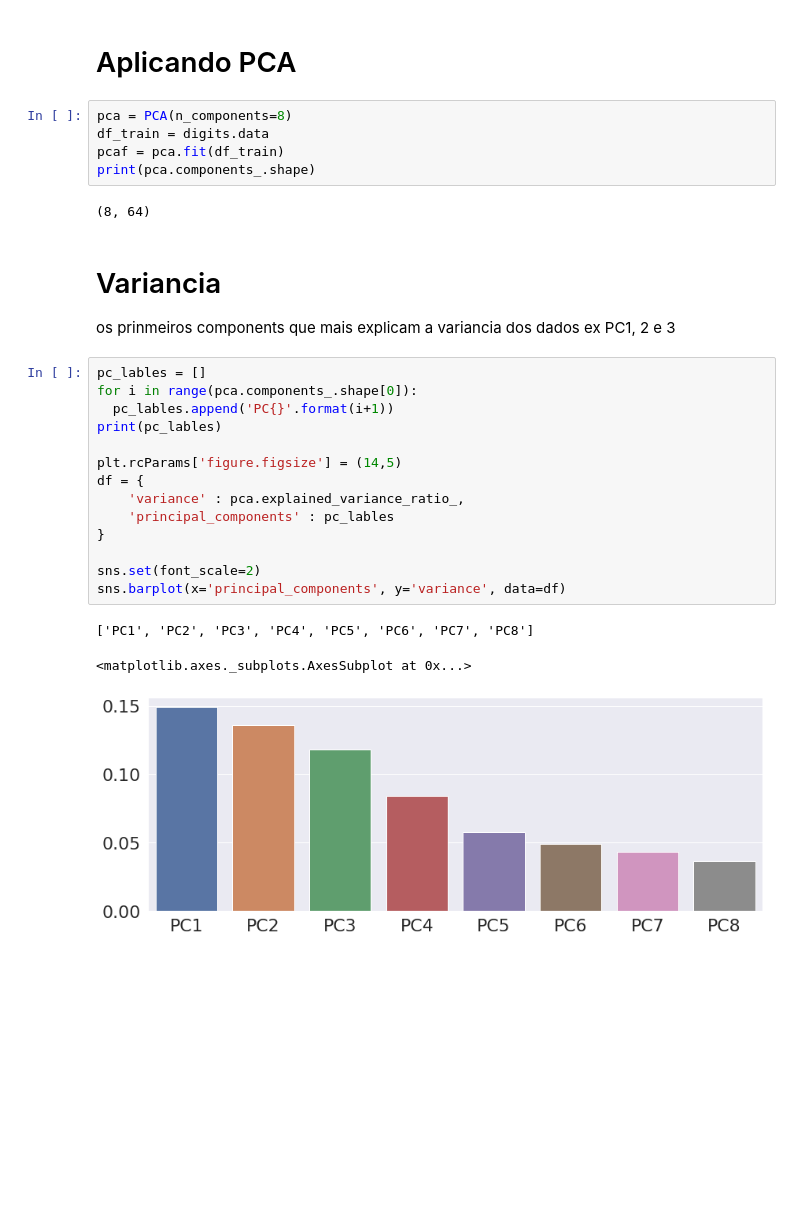
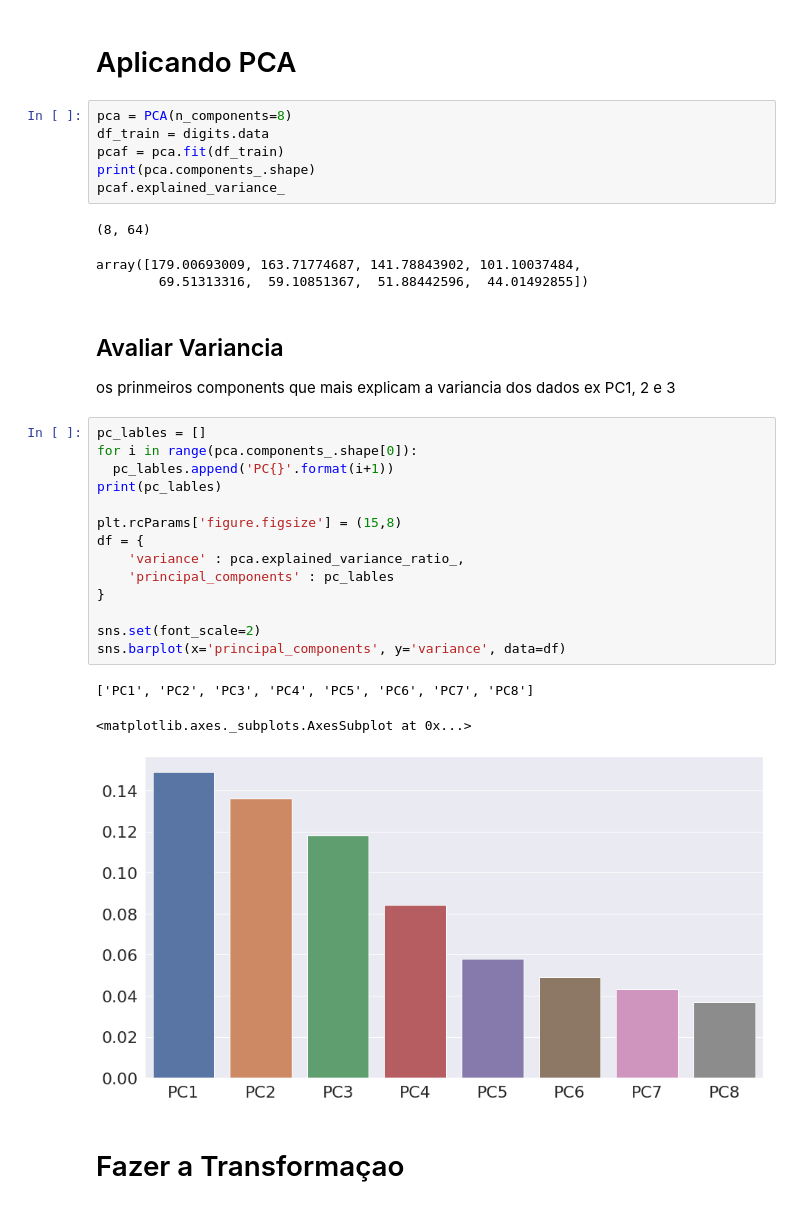
Before and after one commit to leandroleao2k/ImageML, a Jupyter notebook: PCA Reducao Dimensionalidade.ipynb, the cells around one changed output. Drawn from its saved outputs; the diff is of its cells as text; blank space fills up the shorter version.

```diff
--- a/PCA Reducao Dimensionalidade.ipynb
+++ b/PCA Reducao Dimensionalidade.ipynb
@@ -48,29 +48,34 @@ pca = PCA(n_components=8)
 df_train = digits.data
 pcaf = pca.fit(df_train)
 print(pca.components_.shape)
+pcaf.explained_variance_
 # %% [output]
 (8, 64)
+array([179.00693009, 163.71774687, 141.78843902, 101.10037484,
+        69.51313316,  59.10851367,  51.88442596,  44.01492855])
 # %% [markdown]
-# Variancia
+## Avaliar Variancia
 os prinmeiros components que mais explicam a variancia dos dados ex PC1, 2 e 3
 # %%
 pc_lables = []
 for i in range(pca.components_.shape[0]):
   pc_lables.append('PC{}'.format(i+1))
 print(pc_lables)
 
-plt.rcParams['figure.figsize'] = (14,5)
+plt.rcParams['figure.figsize'] = (15,8)
 df = {
     'variance' : pca.explained_variance_ratio_,
     'principal_components' : pc_lables
 }
 
 sns.set(font_scale=2)
 sns.barplot(x='principal_components', y='variance', data=df)
 # %% [output]
 ['PC1', 'PC2', 'PC3', 'PC4', 'PC5', 'PC6', 'PC7', 'PC8']
 <matplotlib.axes._subplots.AxesSubplot at 0x...>
-[figure, old version]
+[figure, new version]
+# %% [markdown]
+# Fazer a Transformaçao
 # %%
 df_transformed = pca.fit_transform(df_train)
 df_transformed = pd.DataFrame(df_transformed, columns=pc_lables)
```
Also changed, not shown: parts of 17 cells of this notebook.
